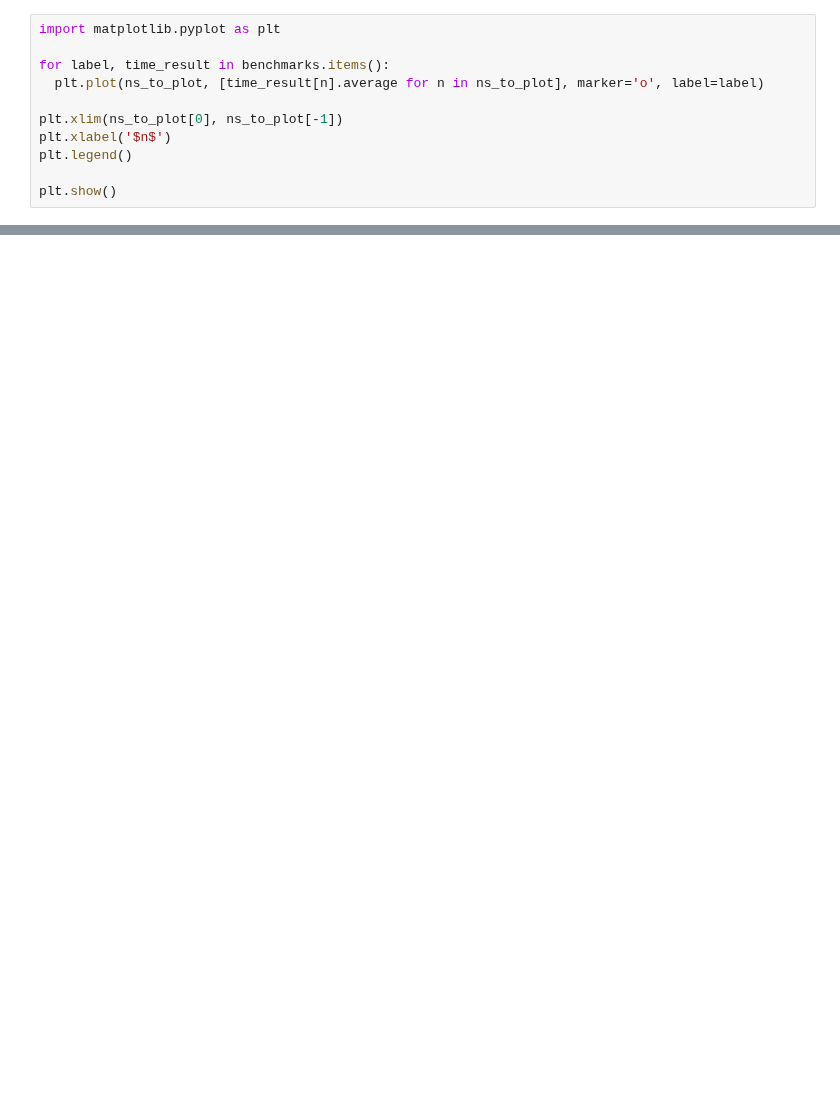
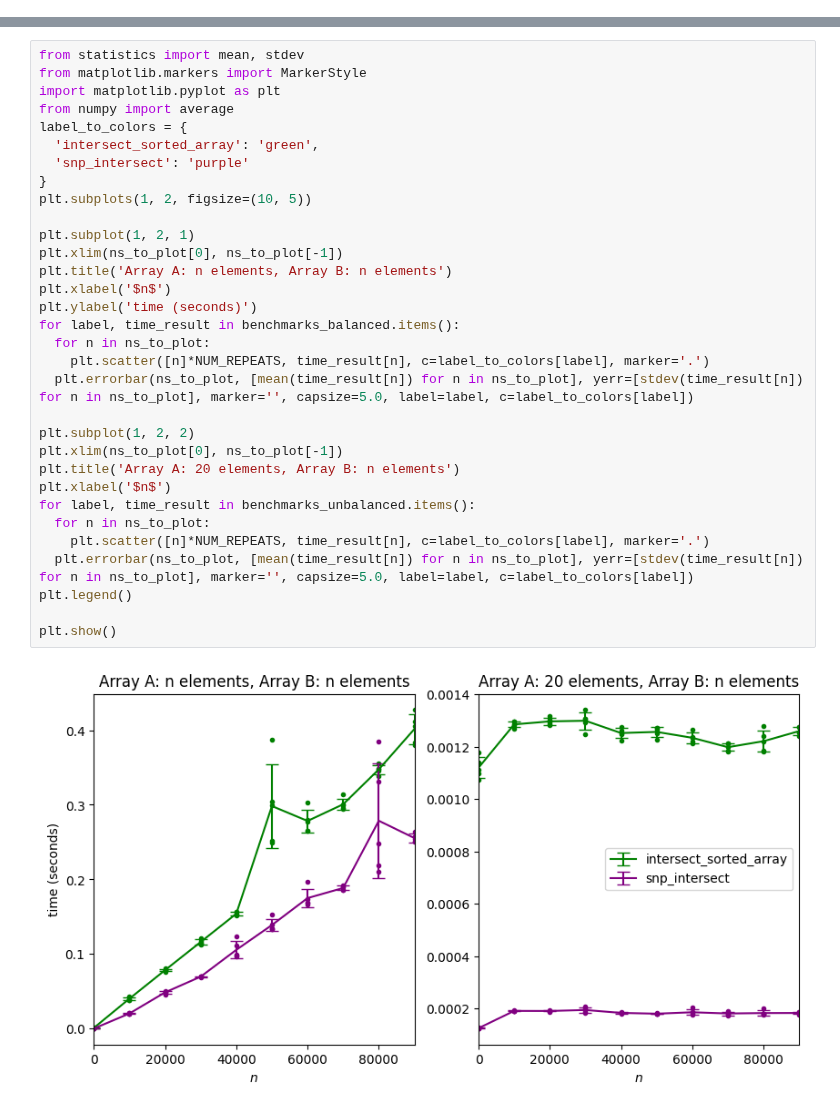
Before and after one commit to marioboley/realkd.py, a Jupyter notebook: intersection.ipynb, the cells around one changed output, grey strips where cells are left out. Cells and saved outputs as stored; diff of their text form; blank space fills up the shorter version.

Commit message:
Update testing in intersection notebook

```diff
--- a/intersection.ipynb
+++ b/intersection.ipynb
@@ -94,11 +35,0 @@ for n in ns_to_plot:
-# %%
-import matplotlib.pyplot as plt
-
-for label, time_result in benchmarks.items():
-  plt.plot(ns_to_plot, [time_result[n].average for n in ns_to_plot], marker='o', label=label)
-
-plt.xlim(ns_to_plot[0], ns_to_plot[-1])
-plt.xlabel('$n$')
-plt.legend()
-
-plt.show()
@@ -106,0 +104,34 @@ plt.show()
+# %%
+from statistics import mean, stdev
+from matplotlib.markers import MarkerStyle
+import matplotlib.pyplot as plt
+from numpy import average
+label_to_colors = {
+  'intersect_sorted_array': 'green',
+  'snp_intersect': 'purple'
+}
+plt.subplots(1, 2, figsize=(10, 5))
+
+plt.subplot(1, 2, 1)
+plt.xlim(ns_to_plot[0], ns_to_plot[-1])
+plt.title('Array A: n elements, Array B: n elements')
+plt.xlabel('$n$')
+plt.ylabel('time (seconds)')
+for label, time_result in benchmarks_balanced.items():
+  for n in ns_to_plot:
+    plt.scatter([n]*NUM_REPEATS, time_result[n], c=label_to_colors[label], marker='.')
+  plt.errorbar(ns_to_plot, [mean(time_result[n]) for n in ns_to_plot], yerr=[stdev(time_result[n]) for n in ns_to_plot], marker='', capsize=5.0, label=label, c=label_to_colors[label])
+
+plt.subplot(1, 2, 2)
+plt.xlim(ns_to_plot[0], ns_to_plot[-1])
+plt.title('Array A: 20 elements, Array B: n elements')
+plt.xlabel('$n$')
+for label, time_result in benchmarks_unbalanced.items():
+  for n in ns_to_plot:
+    plt.scatter([n]*NUM_REPEATS, time_result[n], c=label_to_colors[label], marker='.')
+  plt.errorbar(ns_to_plot, [mean(time_result[n]) for n in ns_to_plot], yerr=[stdev(time_result[n]) for n in ns_to_plot], marker='', capsize=5.0, label=label, c=label_to_colors[label])
+plt.legend()
+
+plt.show()
+# %% [output]
+[figure, added]
```
Also changed, not shown: parts of 5 cells of this notebook.
